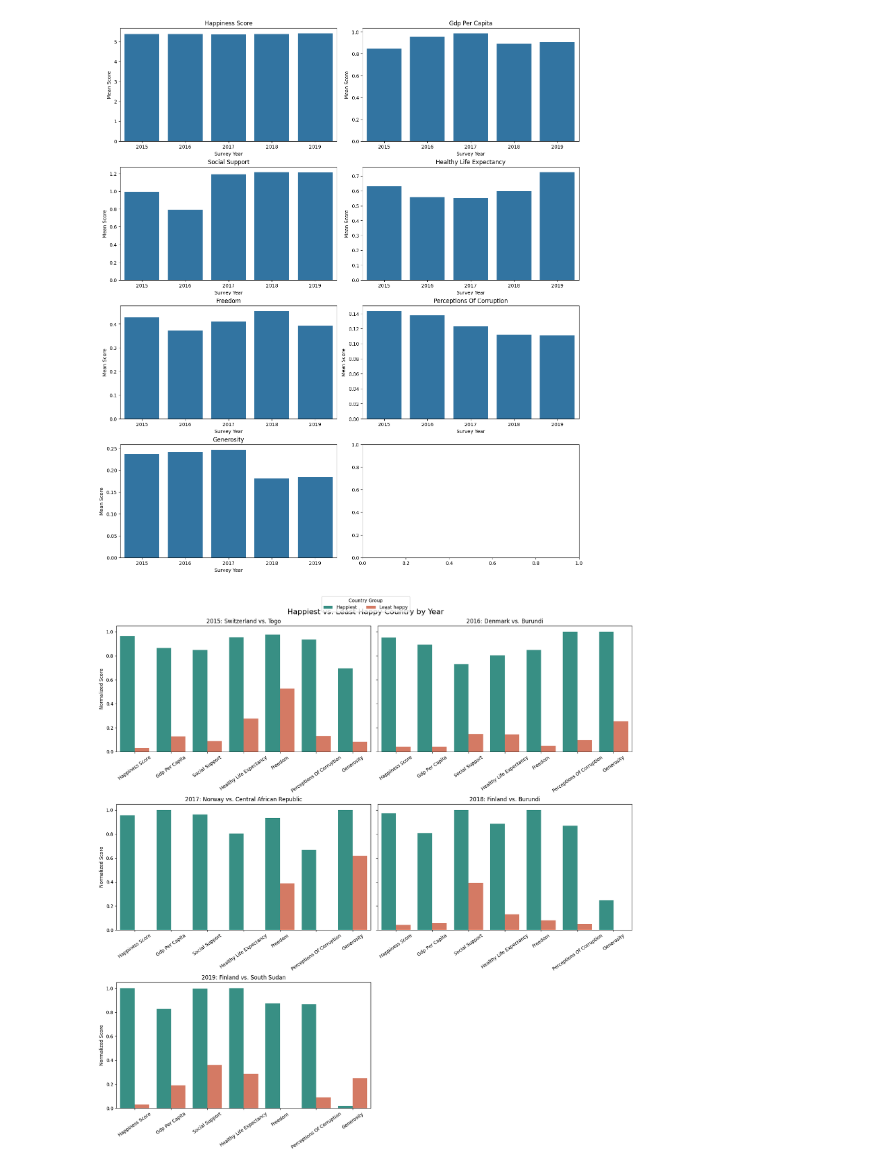
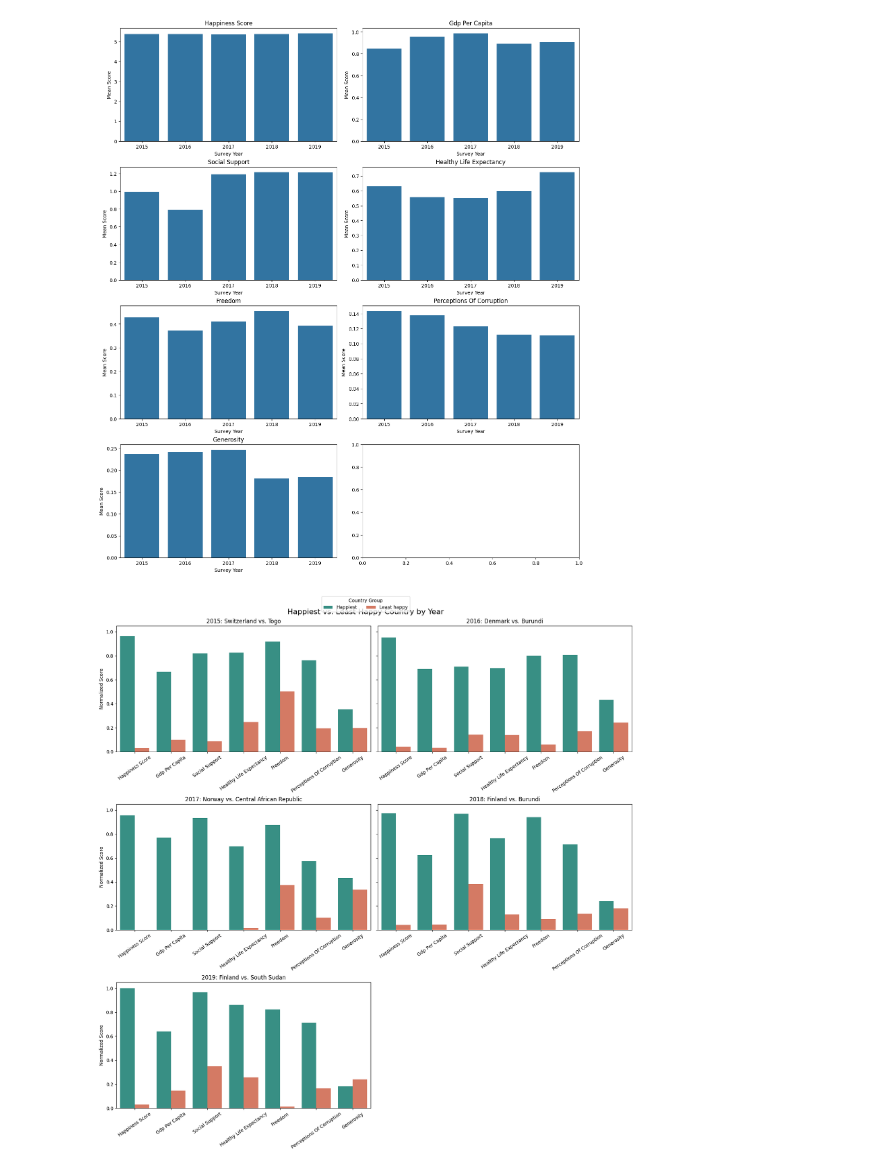
Before and after one commit to carolyn-hennessey/AIPI-510-Module1, a Jupyter notebook: world-happiness-analysis.ipynb, the cells around one changed output. Drawn from its saved outputs; the diff is of its cells as text; code cells hidden in the pictures.

```diff
--- a/world-happiness-analysis.ipynb
+++ b/world-happiness-analysis.ipynb
@@ -178,25 +178,23 @@ for ax, metric in zip(axes, metrics):
 [figure]
 [figure]
 # %%
-# applying normalization across entire dataset
-normalized_ex_countries = min_max_normalization(df, metrics, extreme_countries)
-normalized_ex_countries
+normalized_countries =  min_max_normalization(df, metrics)
 
 # Understand trends comparing the happiest country with the unhappiest country each year
 happiest_idx = (
-    normalized_ex_countries.groupby("survey_year")["happiness_score"]
+    normalized_countries.groupby("survey_year")["happiness_score"]
     .idxmax()
 )
 
 least_happy_idx = (
-    normalized_ex_countries.groupby("survey_year")["happiness_score"]
+    normalized_countries.groupby("survey_year")["happiness_score"]
     .idxmin()
 )
 
-happiest = normalized_ex_countries.loc[happiest_idx].copy()
+happiest = normalized_countries.loc[happiest_idx].copy()
 happiest["category"] = "Happiest"
 
-least_happy = normalized_ex_countries.loc[least_happy_idx].copy()
+least_happy = normalized_countries.loc[least_happy_idx].copy()
 least_happy["category"] = "Least happy"
 
 extreme_countries = pd.concat(
@@ -221,7 +219,7 @@ plot_df["metric"] = (
     .str.title()
 )
 
-years = sorted(normalized_ex_countries["survey_year"].unique())
+years = sorted(extreme_countries["survey_year"].unique())
 
 fig, axes = plt.subplots(
     nrows,
@@ -266,34 +264,34 @@ for ax, year in zip(axes, years):
     ax.set_ylim(0, 1.05)
     ax.tick_params(axis="x", rotation=35)
 
 # Use one shared legend
 handles, labels = axes[0].get_legend_handles_labels()
 
 for ax in axes:
     legend = ax.get_legend()
     if legend:
         legend.remove()
 
 for ax in axes[len(years):]:
     fig.delaxes(ax)
 
 fig.legend(
     handles,
     labels,
     title="Country Group",
     loc="upper center",
     ncol=2,
     bbox_to_anchor=(0.5, 1.02),
 )
 
 fig.suptitle(
     "Happiest vs. Least Happy Country by Year",
     fontsize=16,
 )
 
 plt.show()
 # %% [output]
-[figure, old version]
+[figure, new version]
 # %%
 # Feature Engineering
 # Because I have concatenated annual survey results, I think it makes sense to create a lagged feature for the happiness score
```
Also changed, not shown: parts of 4 cells of this notebook, 1 other file.
